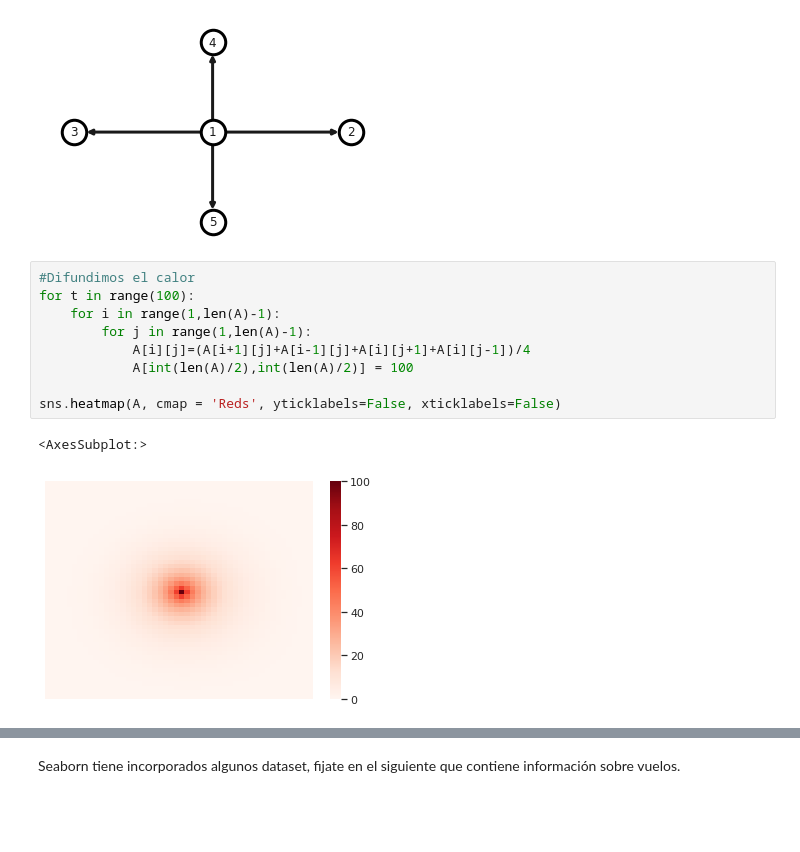
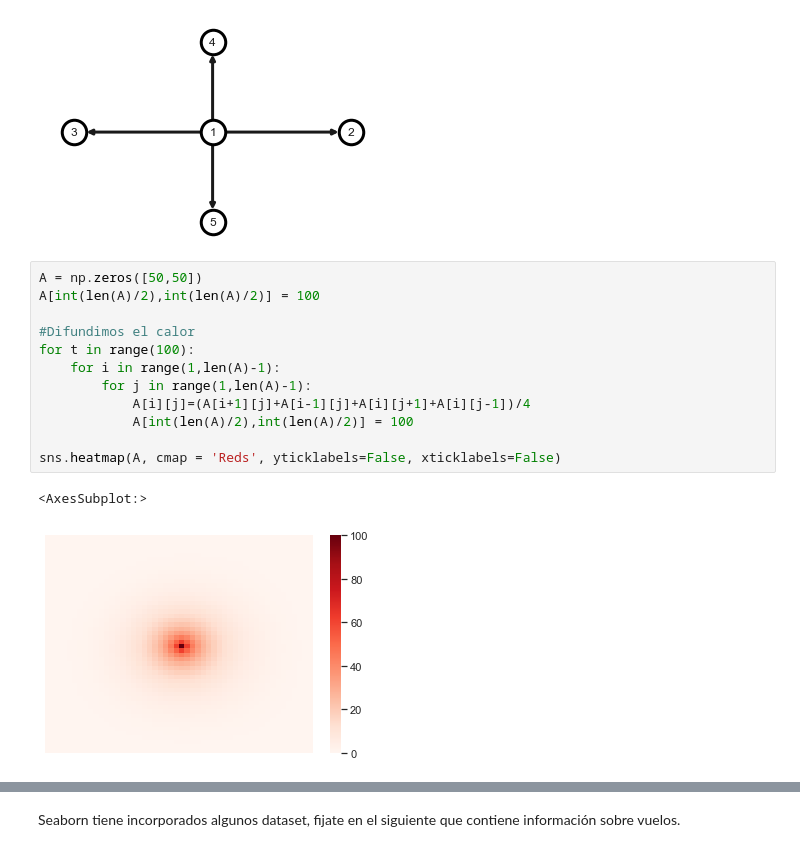
Before and after one commit to MelvinGuaygua/Python-projects, a Jupyter notebook: 10_Seaborn/Seaborn.ipynb, the cells around one changed output, grey strips where cells are left out. Saved outputs shown, nothing was run; the diff lists cells and outputs as text; blank space fills up the shorter version.

```diff
--- a/10_Seaborn/Seaborn.ipynb
+++ b/10_Seaborn/Seaborn.ipynb
@@ -173,17 +173,20 @@ plt.show()
 # %% [output]
 [figure]
 # %%
+A = np.zeros([50,50])
+A[int(len(A)/2),int(len(A)/2)] = 100
+
 #Difundimos el calor
 for t in range(100):
     for i in range(1,len(A)-1):
         for j in range(1,len(A)-1):
             A[i][j]=(A[i+1][j]+A[i-1][j]+A[i][j+1]+A[i][j-1])/4
             A[int(len(A)/2),int(len(A)/2)] = 100
 
 sns.heatmap(A, cmap = 'Reds', yticklabels=False, xticklabels=False)
 # %% [output]
 <AxesSubplot:>
-[figure, old version]
+[figure, new version]
 # %%
 from mpl_toolkits.mplot3d import Axes3D
 import matplotlib.pyplot as plt
```
Also changed, not shown: parts of 46 cells of this notebook, 1 other file.
